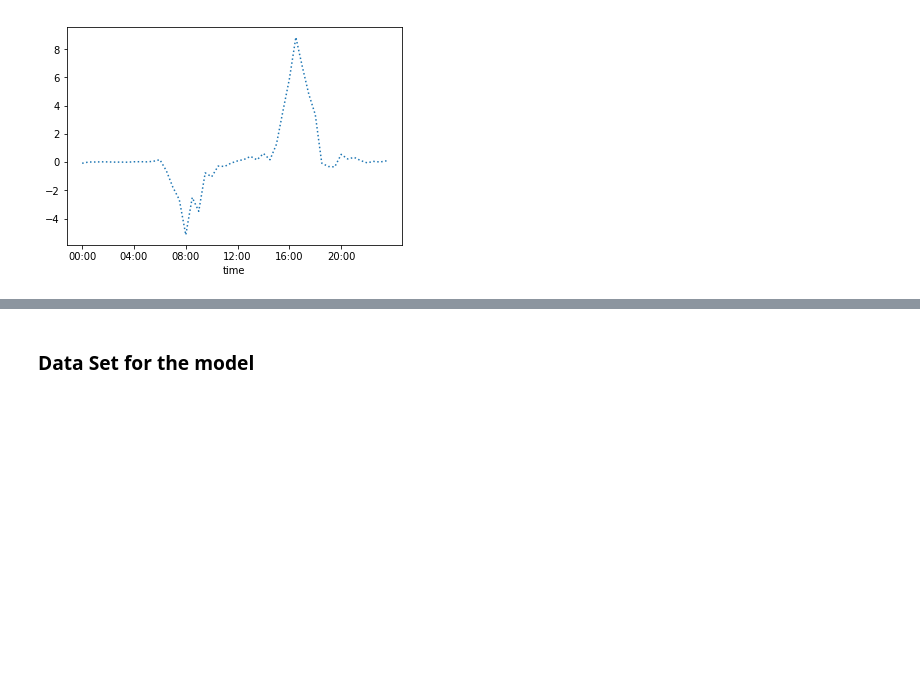
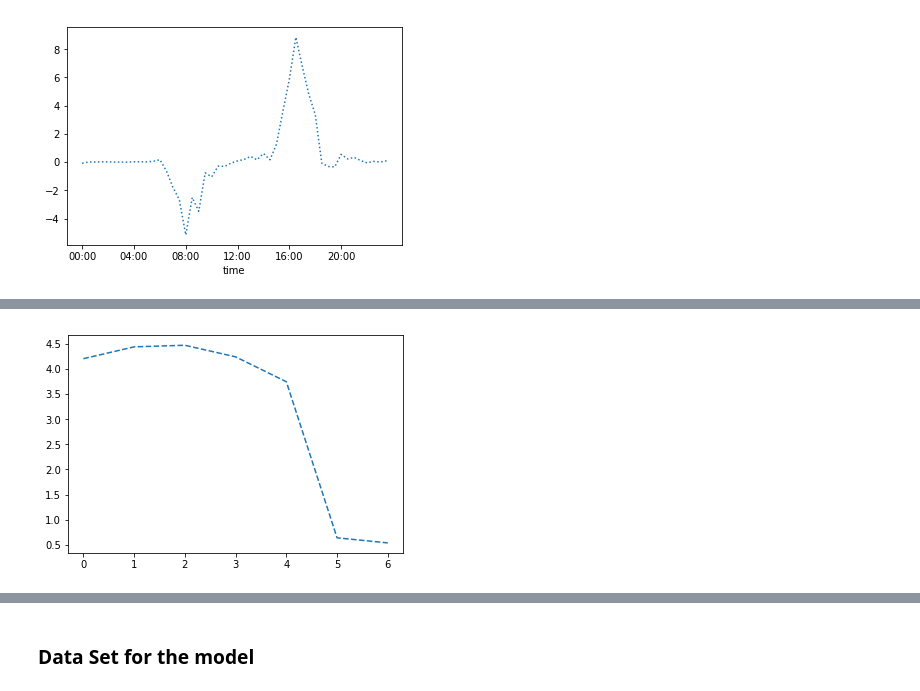
Before and after one commit to shantanurathore/CapstoneFinal, a Jupyter notebook: Capstone2_prod.ipynb, the cells around one changed output, grey strips where cells are left out. Cells and saved outputs as stored; diff of their text form; code cells hidden in the pictures; blank space fills up the shorter version.

```diff
--- a/Capstone2_prod.ipynb
+++ b/Capstone2_prod.ipynb
@@ -585,4 +698,22 @@ bike_availability_df['net_incoming_overall_by_weekday'] = bike_availability_df['
 # %%
 #Getting the ratio of net_incoming_traffic in the 24 hour window AND the net incoming traffic mean for the specific weekday
 bike_availability_df['net_incoming_traffic_ratio_1'] = bike_availability_df['net_incoming_traffic_24Hr']/bike_availability_df['net_incoming_overall_by_weekday']
+#handling division by zero
+bike_availability_df.loc[~np.isfinite(bike_availability_df['net_incoming_traffic_ratio_1']), 'net_incoming_traffic_ratio_1'] = 0
 bike_availability_df['net_incoming_traffic_ratio_2'] = bike_availability_df['net_incoming_traffic']/bike_availability_df['net_incoming_overall_by_hour']
+#handling division by zero
+bike_availability_df.loc[~np.isfinite(bike_availability_df['net_incoming_traffic_ratio_2']), 'net_incoming_traffic_ratio_2'] = 0
+# %%
+#Additional fields : Total Traffic:-
+#total incoming + outgoing
+bike_availability_df['total_incoming_outgoing'] = bike_availability_df['outgoing']+bike_availability_df['incoming']
+bike_availability_df['total_incoming_outgoing_24Hr']  =  bike_availability_df['total_incoming_outgoing'].rolling(window=48).mean()
+bike_availability_df['total_traffic_hourVsDay']  = bike_availability_df['total_incoming_outgoing'] / bike_availability_df['total_incoming_outgoing_24Hr']
+# %%
+#total traffic by weekday
+total_byDay = bike_availability_df.total_incoming_outgoing.groupby(bike_availability_df.index.dayofweek).mean()
+total_byDay.index = [0,1,2,3,4,5,6]
+total_byDay.plot(style='--')
+plt.show()
+# %% [output]
+[figure, added]
```
Also changed, not shown: parts of 94 cells of this notebook.
